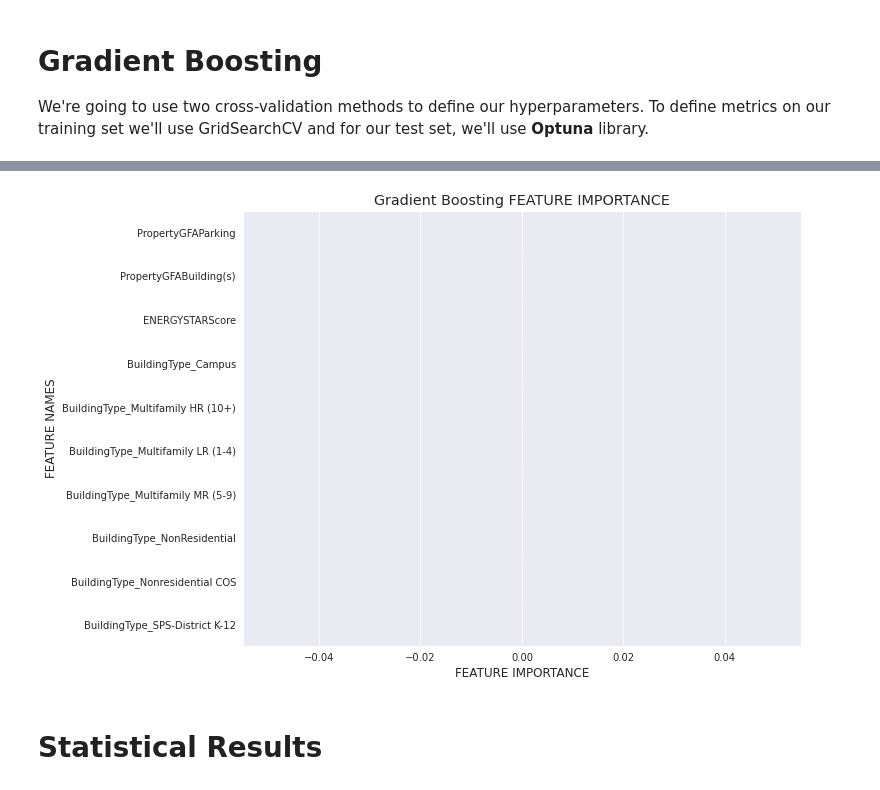
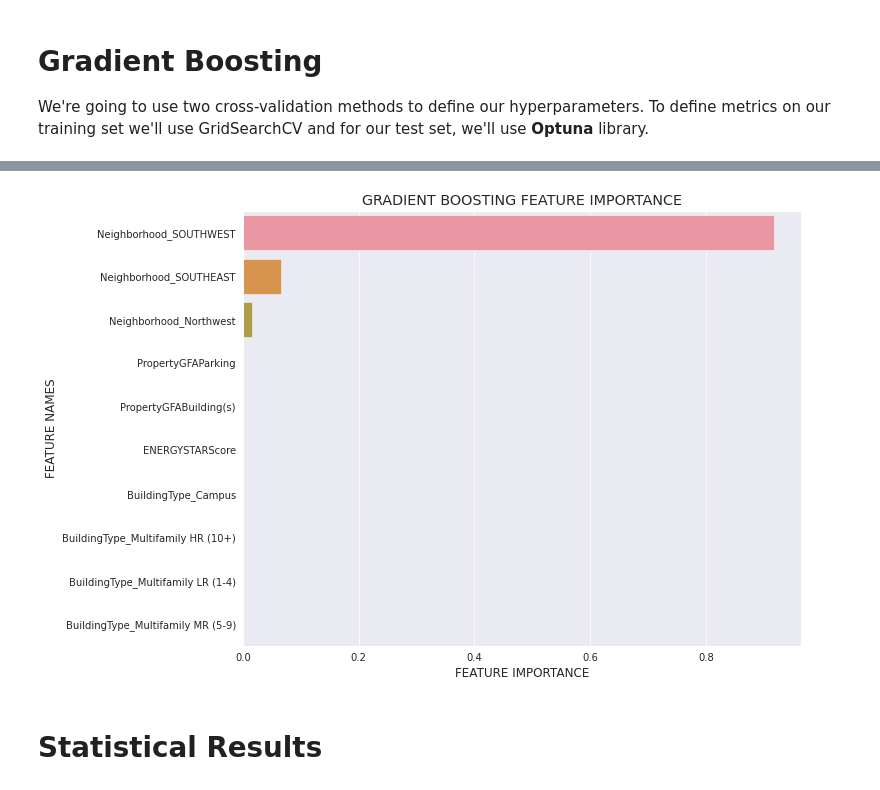
Before and after one commit to Ay0d/Machine-Learning, a Jupyter notebook: seattle-co2-totalenergyconsumption-2016.ipynb, the cells around one changed output, grey strips where cells are left out. Drawn from its saved outputs; the diff is of its cells as text; code cells hidden in the pictures.

```diff
--- a/seattle-co2-totalenergyconsumption-2016.ipynb
+++ b/seattle-co2-totalenergyconsumption-2016.ipynb
@@ -268,21 +270,24 @@ MDI = Mean Decrease in Impurity
 def plot_feature_importance(importance,names,model_type):
 
     #Create arrays from feature importance and feature names
-    feature_importance = np.sort(importance)[:10]
-    feature_names = np.array(names)[:10]
+    feature_importance = np.sort(importance)
+    feature_names = np.array(names)
 
     #Create a DataFrame using a Dictionary
     data={'feature_names':feature_names,'feature_importance':feature_importance}
     fi_df = pd.DataFrame(data)
 
-    #Sort the DataFrame in order decreasing feature importance
-    fi_df.sort_values(by=['feature_importance'], ascending=False, inplace=True)
+    #Sort the DataFrame in order decreasing feature importance and get the top 10
+    fi_df10 = fi_df.nlargest(10, 'feature_importance')[:10]
+    fi_df10.sort_values(by=['feature_importance'], ascending=False, inplace=True)
+
 
     #Define size of bar plot
     plt.figure(figsize=(10,8))
 
     #Plot Searborn bar chart
-    sns.barplot(x=fi_df['feature_importance'], y=fi_df['feature_names'])
+    sns.barplot(x=fi_df10['feature_importance'], y=fi_df10['feature_names'])
+
 
     #Add chart labels
     plt.title(model_type +  ' FEATURE IMPORTANCE')
@@ -2199,12 +2211,13 @@ results.style.apply(lambda x: ['background: lightblue' if x.name == 'Optuna Test
 # %%
-# features importance for random forest
+# plot features importance for Gradient Boosting
+
 plt.style.use('ggplot')
 sns.set_style('darkgrid')
-plot_feature_importance(grad_boosting.feature_importances_,X.columns,'Gradient Boosting')
-plt.savefig('gradboostingfeatures.png', dpi=300, format='png', bbox_inches='tight') # don't crop the legend while saving the figure
+plot_feature_importance(grad_boosting.feature_importances_,X.columns,'GRADIENT BOOSTING')
+plt.savefig('gradboostfeatures.png', dpi=300, format='png', bbox_inches='tight') # don't crop the legend while saving the figure
 plt.show()
 # %% [output]
-[figure, old version]
+[figure, new version]
 # %% [markdown]
 # Statistical Results
 # %%
```
Also changed, not shown: parts of 61 cells of this notebook.
